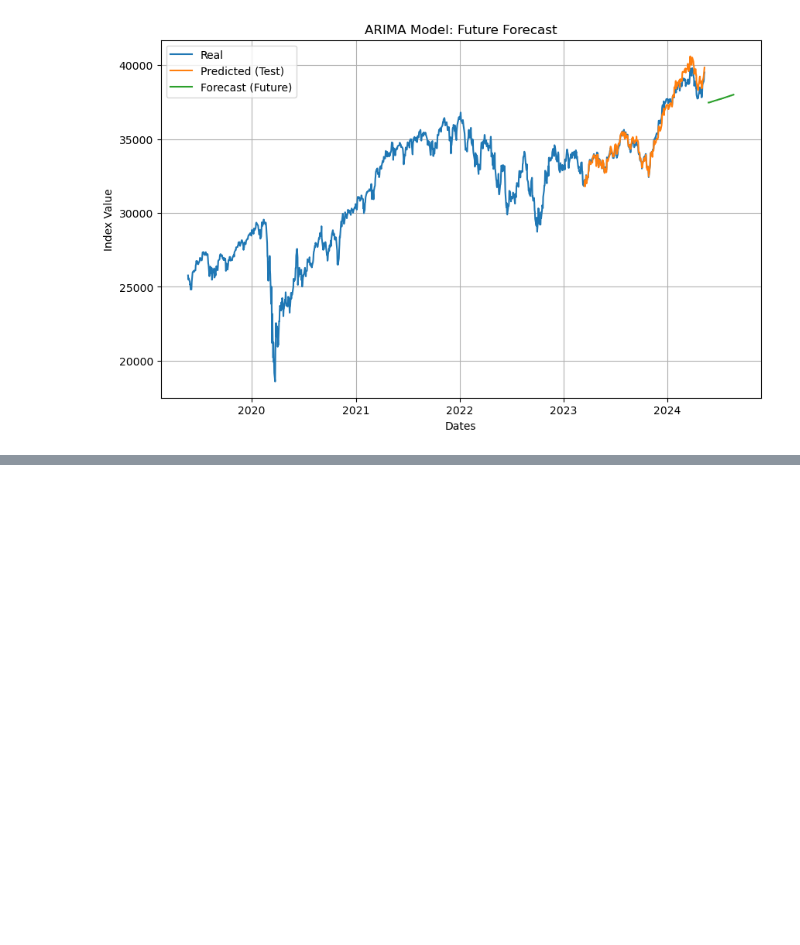
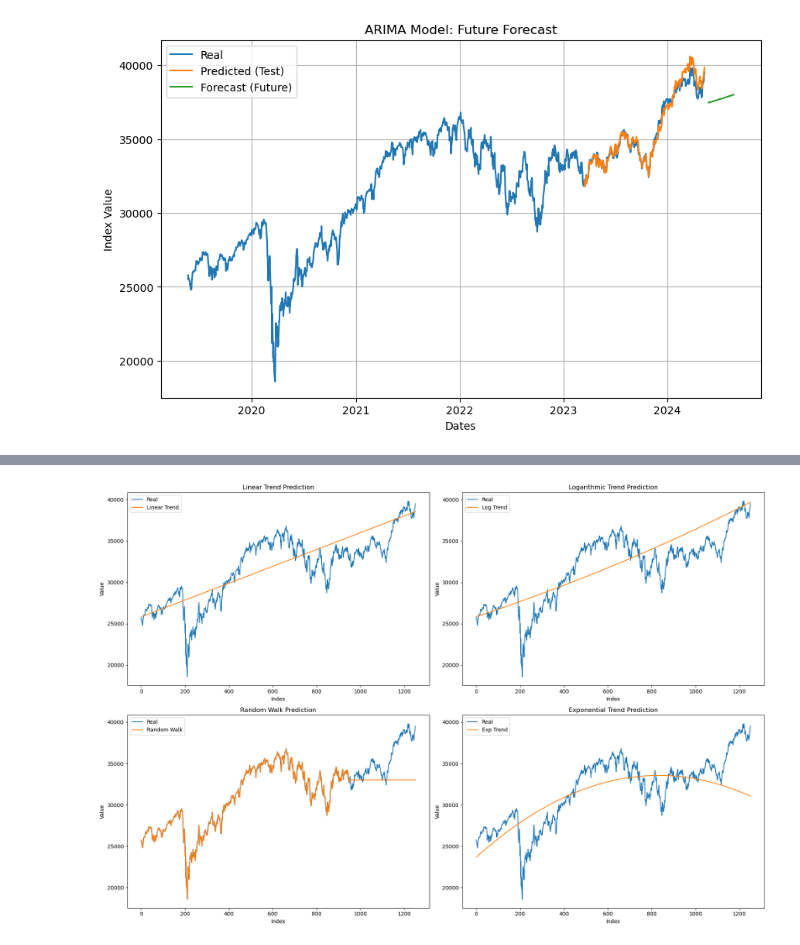
Before and after one commit to juansv2k2/financial-time-series-analysis, a Jupyter notebook: financial-time-series-analysis.ipynb, the cells around one changed output, grey strips where cells are left out. Cells and saved outputs as stored; diff of their text form; code cells hidden in the pictures; blank space fills up the shorter version.

```diff
--- a/financial-time-series-analysis.ipynb
+++ b/financial-time-series-analysis.ipynb
@@ -947,0 +937,84 @@ plt.show()
+# %%
+# Comparativa de los 4 mejores modelos según el menor RMSE
+
+# Ordenar los modelos por RMSE ascendente (mejor a peor)
+top_models = df_Results.sort_values('RMSE').head(4)['Model'].tolist()
+
+fig, axs = plt.subplots(2, 2, figsize=(18, 12))
+
+for i, model in enumerate(top_models):
+    row, col = divmod(i, 2)
+    if model == 'Random Walk':
+        # Ejecutar la función y obtener el DataFrame combinado
+        data = df_close_last.copy()
+        data_train, data_test = train_test_split(data, test_size=300, random_state=2024, shuffle=False)
+        data_train["PriceShift1"] = data_train["Index"].shift()
+        data_train["PriceShift1"].fillna(method='bfill', inplace=True)
+        data_test["PriceShift1"] = data_test["Index"].shift()
+        data_test["PriceShift1"].fillna(method='bfill', inplace=True)
+        data_train["RandomWalk"] = data_train.PriceShift1
+        data_test["RandomWalk"] = pd.Series(data_train["Index"].iloc[-1], index=data_test.index)
+        data_combined = pd.concat([data_train, data_test])
+        axs[row, col].plot(data_combined.index, data_combined['Index'], label='Real')
+        axs[row, col].plot(data_combined.index, data_combined['RandomWalk'], label='Random Walk')
+        axs[row, col].set_title('Random Walk Prediction')
+    elif model == 'Mean':
+        data = df_close_last.copy()
+        data_train, data_test = train_test_split(data, test_size=300, random_state=2024, shuffle=False)
+        model_mean_pred = data_train["Index"].mean()
+        data_train['Mean'] = model_mean_pred
+        data_test['Mean'] = model_mean_pred
+        data_combined = pd.concat([data_train, data_test])
+        axs[row, col].plot(data_combined.index, data_combined['Index'], label='Real')
+        axs[row, col].plot(data_combined.index, data_combined['Mean'], label='Mean')
+        axs[row, col].set_title('Mean Prediction')
+    elif model == 'LinearTrend':
+        data = df_close_last.copy()
+        data["timeIndex"] = pd.Series(np.arange(len(data["Index"])), index=data.index)
+        data_train, data_test = train_test_split(data, test_size=300, random_state=2024, shuffle=False)
+        formula = 'Index ~ timeIndex'
+        model_linear = smf.ols(formula=formula, data=data_train).fit()
+        data_train["LinearTrend"] = model_linear.predict(data_train.timeIndex)
+        data_test["LinearTrend"] = model_linear.predict(data_test.timeIndex)
+        data_combined = pd.concat([data_train, data_test])
+        axs[row, col].plot(data_combined.index, data_combined['Index'], label='Real')
+        axs[row, col].plot(data_combined.index, data_combined['LinearTrend'], label='Linear Trend')
+        axs[row, col].set_title('Linear Trend Prediction')
+    elif model == 'ExpTrend':
+        data = df_close_last.copy()
+        data["timeIndex"] = pd.Series(np.arange(len(data["Index"])), index=data.index)
+        data["timeIndex_exp"] = data["timeIndex"]**2
+        data_train, data_test = train_test_split(data, test_size=300, random_state=2024, shuffle=False)
+        formula = 'Index ~ timeIndex + timeIndex_exp'
+        model_exp = smf.ols(formula=formula, data=data_train).fit()
+        data_train["ExpTrend"] = model_exp.predict(data_train[["timeIndex", "timeIndex_exp"]])
+        data_test["ExpTrend"] = model_exp.predict(data_test[["timeIndex", "timeIndex_exp"]])
+        data_combined = pd.concat([data_train, data_test])
+        axs[row, col].plot(data_combined.index, data_combined['Index'], label='Real')
+        axs[row, col].plot(data_combined.index, data_combined['ExpTrend'], label='Exp Trend')
+        axs[row, col].set_title('Exponential Trend Prediction')
+    elif model == 'back_LogTrend':
+        data = df_close_last.copy()
+        data["timeIndex"] = pd.Series(np.arange(len(data["Index"])), index=data.index)
+        data_train, data_test = train_test_split(data, test_size=300, random_state=2024, shuffle=False)
+        data_train['log_target'] = np.log(data_train["Index"])
+        model_log = smf.ols('log_target ~ timeIndex', data=data_train).fit()
+        data_train["LogTrend"] = model_log.predict(data_train[["timeIndex"]])
+        data_test["LogTrend"] = model_log.predict(data_test[["timeIndex"]])
+        data_train['back_LogTrend'] = np.exp(data_train['LogTrend'])
+        data_test['back_LogTrend'] = np.exp(data_test['LogTrend'])
+        data_combined = pd.concat([data_train, data_test])
+        axs[row, col].plot(data_combined.index, data_combined['Index'], label='Real')
+        axs[row, col].plot(data_combined.index, data_combined['back_LogTrend'], label='Log Trend')
+        axs[row, col].set_title('Logarithmic Trend Prediction')
+    elif model == 'ARIMA':
+        axs[row, col].plot(dfa["Date"], dfa['Index'], label='Real')
+        axs[row, col].plot(df_forecasta["date"], df_forecasta["value"], label='Predicted')
+        axs[row, col].set_title('ARIMA Model: Real vs. Predicted')
+    axs[row, col].set_xlabel('Index')
+    axs[row, col].set_ylabel('Value')
+    axs[row, col].legend()
+
+plt.tight_layout()
+plt.show()
+# %% [output]
@@ -947,0 +1038 @@ plt.show()
+[figure, added]
```
Also changed, not shown: parts of 16 cells of this notebook, 3 other files.
